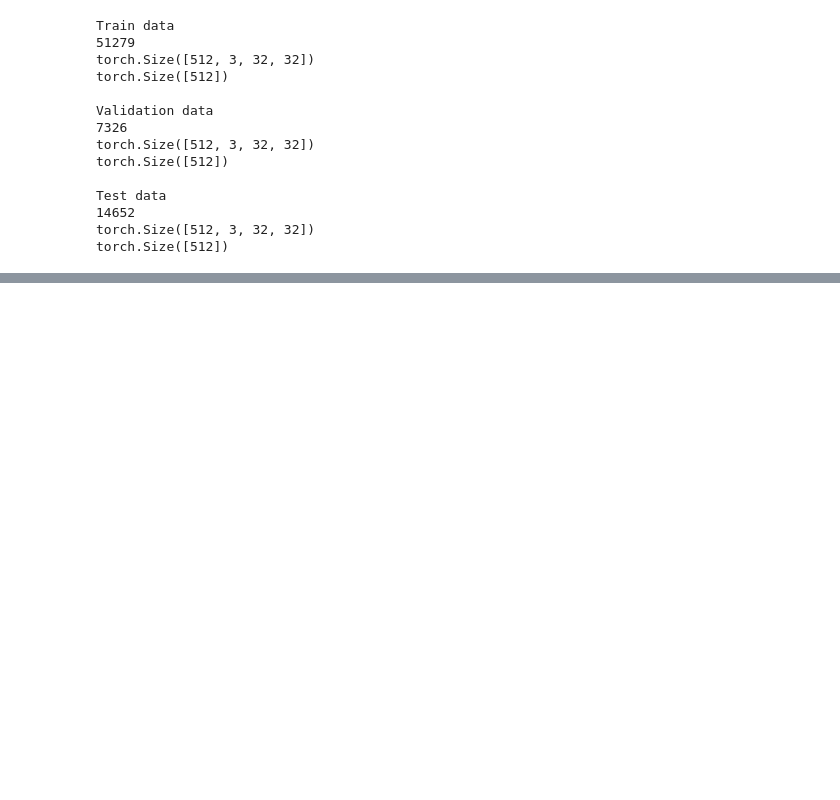
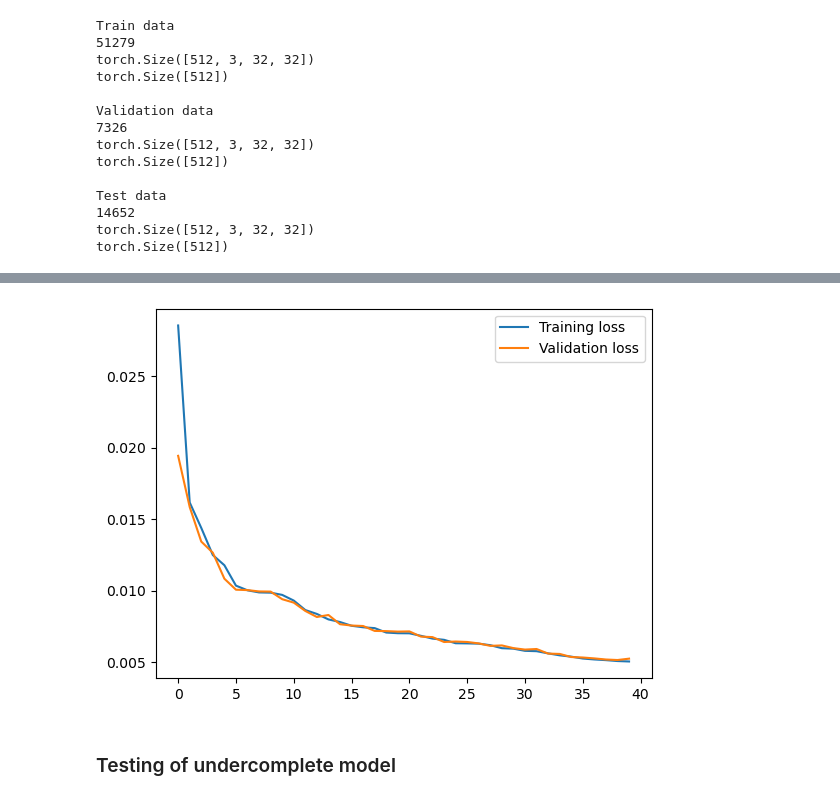
Before and after one commit to SohamD34/DL-Labs, a Jupyter notebook: Lab 2/B21EE067_Lab2_Assignment.ipynb, the cells around one changed output, grey strips where cells are left out. Cells and saved outputs as stored; diff of their text form; code cells hidden in the pictures; blank space fills up the shorter version.

```diff
--- a/Lab 2/B21EE067_Lab2_Assignment.ipynb
+++ b/Lab 2/B21EE067_Lab2_Assignment.ipynb
@@ -36,7 +29,7 @@ torch.manual_seed(seed)     # set seed for torch
 torch.backends.cudnn.benchmark = False
 torch.backends.cudnn.deterministic = True
 batch_size = 512
-epochs = 20
+epochs = 40
 learning_rate = 1e-4
 # %% [markdown]
 ### Creating train, val & test loaders
@@ -119,4 +136,0 @@ class UnderCompleteAutoencoder(nn.Module):
-# %%
-model = UnderCompleteAutoencoder().to(device)
-optimizer = Adam(model.parameters(), lr=learning_rate)
-criterion = nn.MSELoss()
@@ -125,19 +144,32 @@ criterion = nn.MSELoss()
 # %%
-# training step
-train_loss = []
+train_losses = []
+val_losses = []
 
 for epoch in range(epochs):
     running_loss = 0
     for images, _ in train_loader:
 
-        images = images.view(512, -1).to(device)
-        optimizer.zero_grad()
-        outputs = model(images)
-        train_loss = criterion(outputs, images)
-        train_loss.backward()
-        optimizer.step()
+        images = images.reshape(-1, 3072).to(device)        # reshaping the images to 3072 dimensions - flattening
+        optimizer.zero_grad()                               # setting the gradients to zero
+        outputs = model(images)                             # passing the images through the model
+        train_loss = criterion(outputs, images)             # calculating the loss
+        train_loss.backward()                               # backpropagating the loss to compute the gradients
+        optimizer.step()                                    # updating the weights
         running_loss += train_loss.item()
 
-    loss = running_loss/len(train_loader)
+    training_loss = running_loss/len(train_loader)
 
-    print("Epoch : ",epoch+1,"/",epochs,"recon loss = ",loss)
+    with torch.no_grad():                                   # we do not need to calculate the gradients for validation
+        val_running_loss = 0
+        for images, _ in val_loader:
+            images = images.reshape(-1, 3072).to(device)
+            outputs = model(images)
+            val_loss = criterion(outputs, images)
+            val_running_loss += val_loss.item()
+
+    validation_loss = val_running_loss/len(val_loader)
+
+    train_losses.append(training_loss)
+    val_losses.append(validation_loss)
+
+    print("Epoch : ",epoch+1,"/",epochs,"Training loss = ",round(training_loss,6), "Validation loss = ",round(validation_loss,6))
@@ -143,0 +198,9 @@ for epoch in range(epochs):
+# %%
+plt.plot(train_losses, label='Training loss')
+plt.plot(val_losses, label='Validation loss')
+plt.legend()
+plt.show()
+# %% [output]
+[figure, added]
+# %% [markdown]
+### Testing of undercomplete model
```
Also changed, not shown: parts of 29 cells of this notebook, 1 other file.
